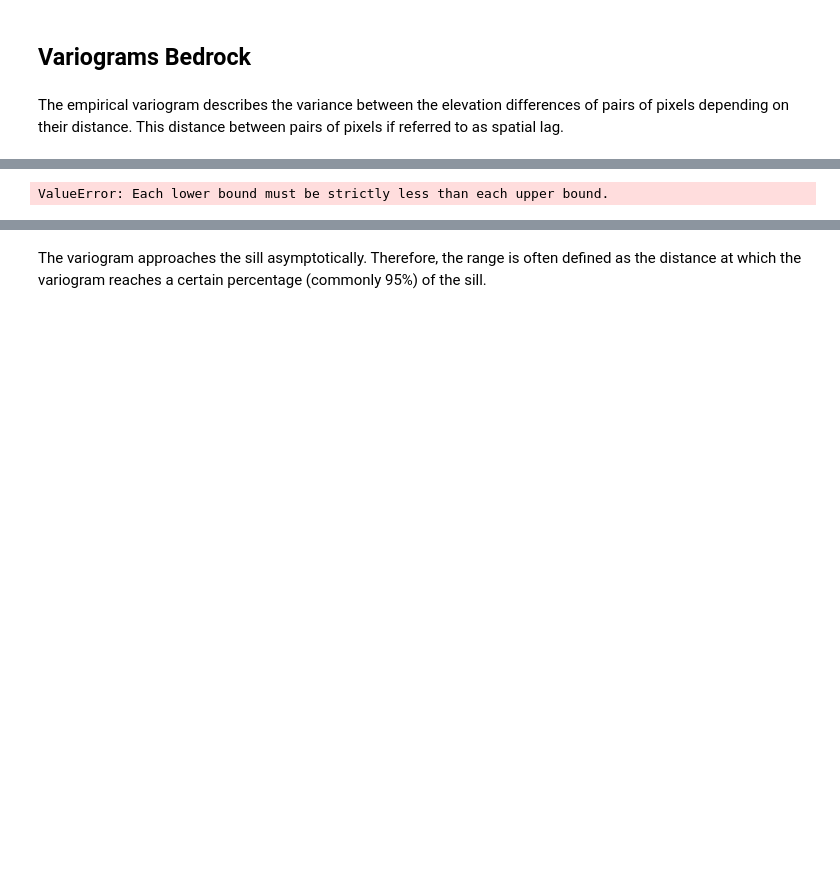
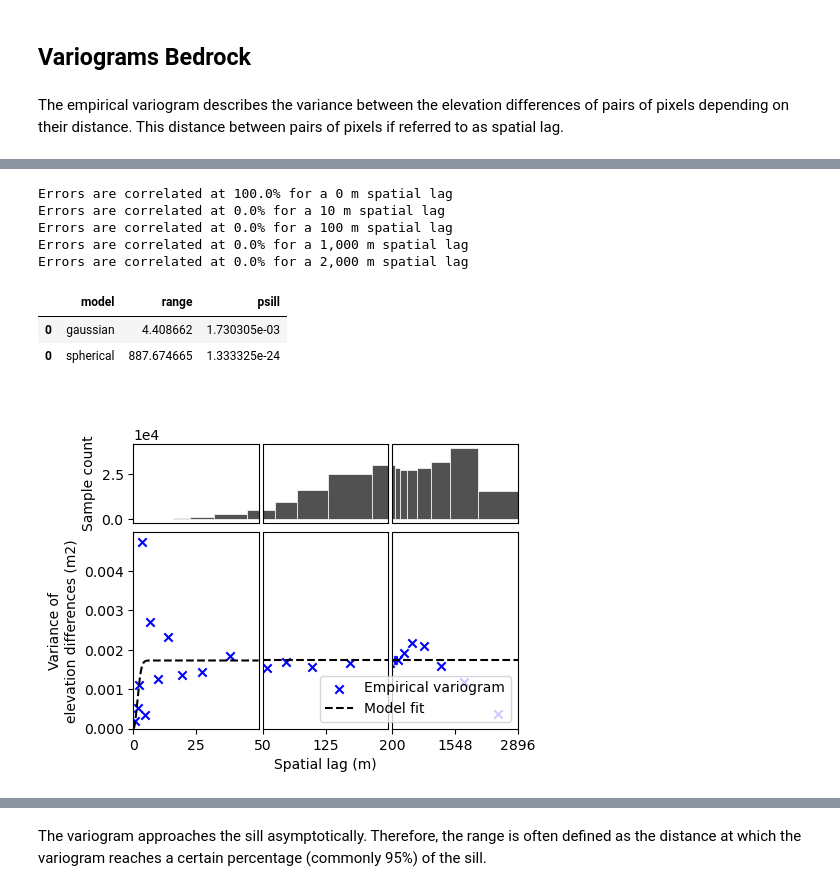
Before and after one commit to christopheogier/bonne_pierre_hydraulic_barriers, a Jupyter notebook: notebooks/DEM_handling.ipynb, the cells around one changed output, grey strips where cells are left out. Drawn from its saved outputs; the diff is of its cells as text; code cells hidden in the pictures; blank space fills up the shorter version.

Commit message:
add surface error and corr length

```diff
--- a/notebooks/DEM_handling.ipynb
+++ b/notebooks/DEM_handling.ipynb
@@ -67,9 +87,9 @@ bed_err_all_std = xdem.DEM("/scratch-3/cogier/data/BonnePierre_input/WWFS_input/
 bed_err_all_plus = xdem.DEM("/scratch-3/cogier/data/BonnePierre_input/WWFS_input/bedrock_err_plus_1m.tif")
 bed_gpr_plus = xdem.DEM("/scratch-3/cogier/data/BonnePierre_input/WWFS_input/bed_err_plus_gpr5m_1m.tif")
 bed_glate_plus = xdem.DEM("/scratch-3/cogier/data/BonnePierre_input/WWFS_input/bed_err_plus_interpolation_1m.tif")
-surf_err = xdem.DEM("/scratch-3/cogier/data/BonnePierre_input/WWFS_input/surface_2024_oct_err_std_1m.tif")
+surf_err = xdem.DEM("/scratch-3/cogier/data/BonnePierre_input/WWFS_input/surface_2024_oct_err_std_smooth01.tif")
 #bed_err_all_std.plot()
-bed_err_all_std.info()
+surf_err.info()
 surf_err.plot()
 # %% [output]
 Driver:               GTiff
@@ -90,43 +143,50 @@ Lower right corner:   964681.0, 6432269.0
 # %%
-# Assuming ice_thickness is a xdem.DEM and others are xdem.DEMs aligned on same grid
-thickness = xdem.DEM("/scratch-3/cogier/data/BonnePierre_input/WWFS_input/ice_thickness_2024_november_glate.tif")
-unstable_mask = thickness.data > 0
+# xdem.spatialstats.infer_spatial_correlation_from_stable() computes the empirical variogram over stable terrain only,
+# i.e. where you expect no signal,
+# and only want to model DEM error spatial correlation
+# in our case we want the variogramms over the glacier (it is usually done outside glacier in Hugonnet et al)
 
-# Invert to get stable terrain
-stable_mask = ~unstable_mask
 
 (
     df_empirical_variogram,
     df_model_params,
     spatial_corr_function,
 ) = xdem.spatialstats.infer_spatial_correlation_from_stable(
     dvalues=surf_err,
-    list_models=["Gaussian", "Spherical"],
+    list_models=["Gaussian", "Spherical"], #, "Exponential"?
     stable_mask=stable_mask,
     random_state=42
 )
 
 df_empirical_variogram
 for spatial_lag in [0, 10, 100, 1000,2000]:
     print(
         "Errors are correlated at {:.1f}% for a {:,.0f} m spatial lag".format(
             spatial_corr_function(spatial_lag) * 100, spatial_lag
         )
     )
 
 xdem.spatialstats.plot_variogram(
     df=df_empirical_variogram,
     list_fit_fun=[xdem.spatialstats.get_variogram_model_func(df_model_params)],
     xlabel="Spatial lag (m)",
     ylabel="Variance of\nelevation differences (m2)",
     xscale_range_split=[50,200]
 )
 
 func = xdem.spatialstats.get_variogram_model_func(df_model_params)
 
 df_model_params
 # %% [output]
-ValueError: Each lower bound must be strictly less than each upper bound.
+Errors are correlated at 100.0% for a 0 m spatial lag
+Errors are correlated at 0.0% for a 10 m spatial lag
+Errors are correlated at 0.0% for a 100 m spatial lag
+Errors are correlated at 0.0% for a 1,000 m spatial lag
+Errors are correlated at 0.0% for a 2,000 m spatial lag
+|  | model | range | psill |
+| 0 | gaussian | 4.408662 | 1.730305e-03 |
+| 0 | spherical | 887.674665 | 1.333325e-24 |
+[figure, added]
 # %%
 xdem.spatialstats.plot_variogram(df_empirical_variogram, xscale="log")
 # %% [output]
```
Also changed, not shown: parts of 7 cells of this notebook, 3 other files.
